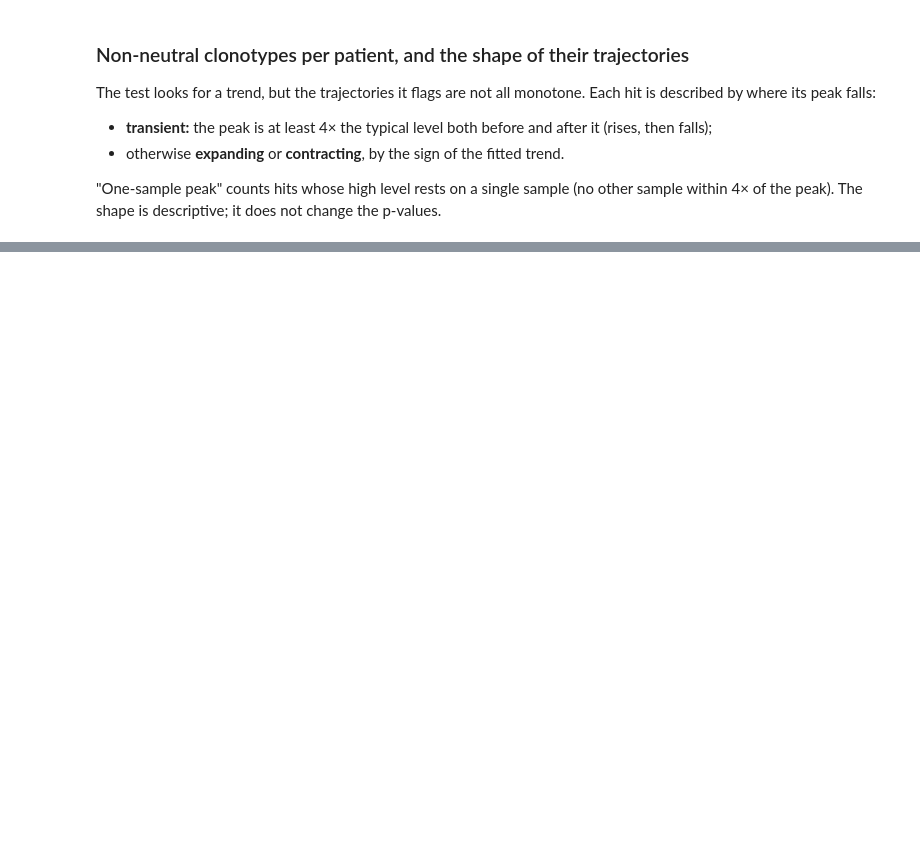
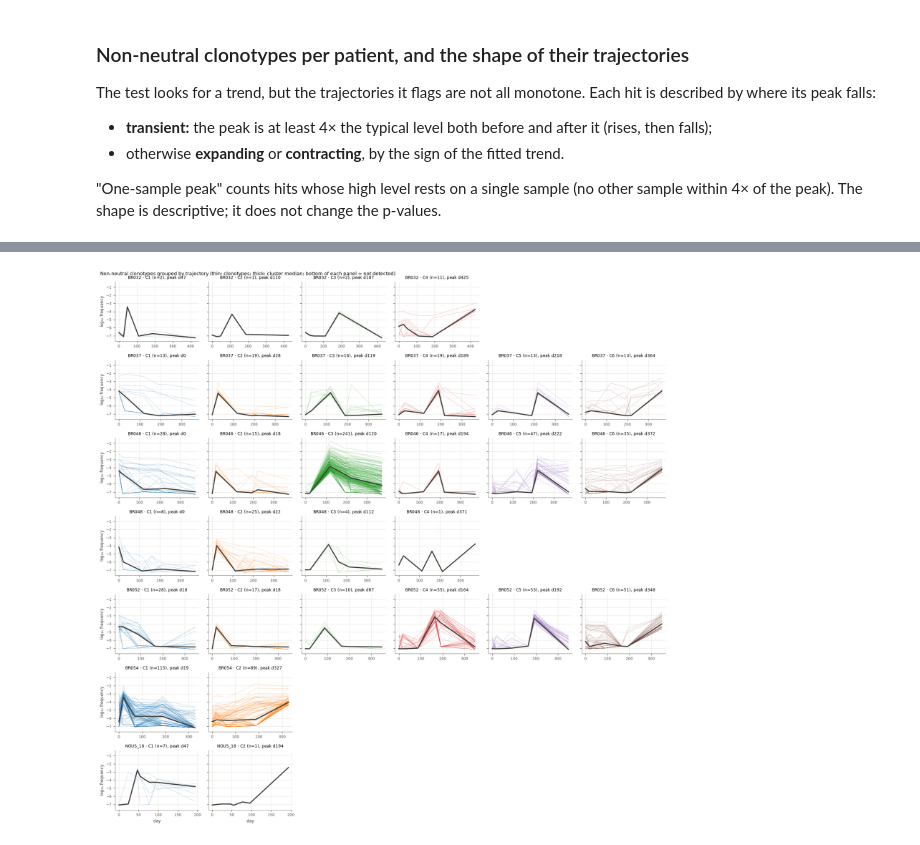
Before and after one commit to leogabcz/VHIO-colab, a Jupyter notebook: notebooks/Notebook_3_status.ipynb, the cells around one changed output, grey strips where cells are left out. Saved outputs shown, nothing was run; the diff lists cells and outputs as text; code cells hidden in the pictures; blank space fills up the shorter version.

```diff
--- a/notebooks/Notebook_3_status.ipynb
+++ b/notebooks/Notebook_3_status.ipynb
@@ -630,0 +675,97 @@ fig.tight_layout(rect=(0, 0.03, 1, 1)); plt.show()
+# %%
+# Clusters of non-neutral clonotypes per patient, by trajectory shape (when they rise and fall)
+from scipy.cluster.hierarchy import linkage, fcluster
+from scipy.spatial.distance import pdist, squareform
+
+CLUSTER_MODEL = MAIN                 # 'hurdle / logit' to cluster the hurdle's hits instead
+K_MAX, MIN_FOR_CLUSTERING = 6, 6
+excl_file = RESULTS / 'BR052_d0_contaminant_like_clonotypes.csv'
+EXCLUDE = {('BR052', int(c)) for c in pd.read_csv(excl_file)['clono']} if excl_file.exists() else set()
+
+def profiles(pt, clonos):
+    """log10 frequency per sample (not detected = half a read at that depth), and its per-clonotype z-score."""
+    d = PATIENT_DATA[full_name[pt]]
+    L = d['s'] * d['G']
+    X = d['X'][pd.Index(d['clono']).get_indexer(clonos)]
+    lf = np.log10(np.where(X > 0, X / L[None, :], 0.5 / L[None, :]))
+    z = (lf - lf.mean(1, keepdims=True)) / np.maximum(lf.std(1, keepdims=True), 1e-9)
+    return d['days'], lf, z
+
+def silhouette(D, lab):
+    s = np.zeros(len(lab))
+    for i in range(len(lab)):
+        same = lab == lab[i]
+        if same.sum() <= 1:
+            continue
+        a = D[i, same].sum() / (same.sum() - 1)
+        b = min(D[i, lab == l].mean() for l in np.unique(lab) if l != lab[i])
+        s[i] = (b - a) / max(a, b)
+    return s.mean()
+
+def cluster(z):
+    if len(z) < MIN_FOR_CLUSTERING:
+        return np.ones(len(z), int), np.nan
+    Zl, D = linkage(z, 'ward'), squareform(pdist(z))
+    best_lab, best_s = np.ones(len(z), int), -np.inf
+    for k in range(2, min(K_MAX, len(z) - 1) + 1):
+        lab = fcluster(Zl, k, 'maxclust')
+        if len(np.unique(lab)) == k:
+            s = silhouette(D, lab)
+            if s > best_s:
+                best_lab, best_s = lab, s
+    return best_lab, best_s
+
+hits_c = HITS[HITS['model'] == CLUSTER_MODEL].copy()
+hits_c = hits_c[[(p, int(c)) not in EXCLUDE for p, c in zip(hits_c['patient'], hits_c['clono'])]]
+out, rows, PLOT = [], [], {}
+for p in PATIENTS:
+    pt = short(p)
+    h = hits_c[hits_c['patient'] == pt].copy()
+    if h.empty:
+        continue
+    days, lf, z = profiles(pt, h['clono'].to_numpy())
+    lab, sil = cluster(z)
+    order = sorted(np.unique(lab), key=lambda c: (days[np.argmax(np.median(lf[lab == c], 0))], -(lab == c).sum()))
+    relabel = {c: i + 1 for i, c in enumerate(order)}           # clusters numbered by the day of their peak
+    h['cluster'] = [relabel[c] for c in lab]
+    out.append(h)
+    PLOT[pt] = (days, lf, h['cluster'].to_numpy())
+    for c in sorted(h['cluster'].unique()):
+        m = h['cluster'] == c
+        med = np.median(lf[m.to_numpy()], 0)
+        rows.append({'patient': pt, 'cluster': c, 'clonotypes': int(m.sum()), 'silhouette': sil,
+                     'peak day (median profile)': days[np.argmax(med)],
+                     'fold change, peak vs lowest': 10 ** (med.max() - med.min()),
+                     'shapes': ', '.join(f'{k} {v}' for k, v in h.loc[m, 'shape'].value_counts().items())})
+HITS_CL = pd.concat(out, ignore_index=True)
+display(pd.DataFrame(rows).set_index(['patient', 'cluster']).style
+        .format({'silhouette': '{:.2f}', 'fold change, peak vs lowest': '{:.0f}x'}, na_rep='—')
+        .set_caption(f'Clusters of non-neutral clonotypes ({CLUSTER_MODEL}), numbered by the day of their peak')
+        .set_table_styles(CAP))
+
+# ---- plot: one row per patient, one panel per cluster ----
+n_cols = max(HITS_CL.groupby('patient')['cluster'].max())
+fig, axes = plt.subplots(len(PLOT), n_cols, figsize=(2.6 * n_cols, 2.2 * len(PLOT)), sharey=True, squeeze=False)
+pal = plt.get_cmap('tab10')
+for r, (pt, (days, lf, lab)) in enumerate(PLOT.items()):
+    for c in range(1, n_cols + 1):
+        ax = axes[r, c - 1]
+        m = lab == c
+        if not m.any():
+            ax.set_visible(False)
+            continue
+        for row in lf[m]:
+            ax.plot(days, row, color=pal(c - 1), lw=0.5, alpha=0.35)
+        ax.plot(days, np.median(lf[m], 0), color=INK, lw=2)
+        ax.set_title(f'{pt} · C{c} (n={m.sum()}), peak d{days[np.argmax(np.median(lf[m], 0))]}', fontsize=8)
+        ax.tick_params(labelsize=7)
+        if c == 1:
+            ax.set_ylabel('log₁₀ frequency', fontsize=8)
+for ax in axes[-1]:
+    ax.set_xlabel('day', fontsize=8)
+fig.suptitle('Non-neutral clonotypes grouped by trajectory (thin: clonotypes; thick: cluster median; '
+             'bottom of each panel ≈ not detected)', x=0.01, ha='left', fontsize=9)
+fig.tight_layout(); plt.show()
+
+HITS_CL.to_csv(RESULTS / f'hits_clusters__{PATIENT_GROUP}__{PHI_TAG}.csv', index=False)
+# %% [output]
@@ -630,0 +791 @@ fig.tight_layout(rect=(0, 0.03, 1, 1)); plt.show()
+[figure, added]
```
Also changed, not shown: parts of 9 cells of this notebook, 12 other files.
